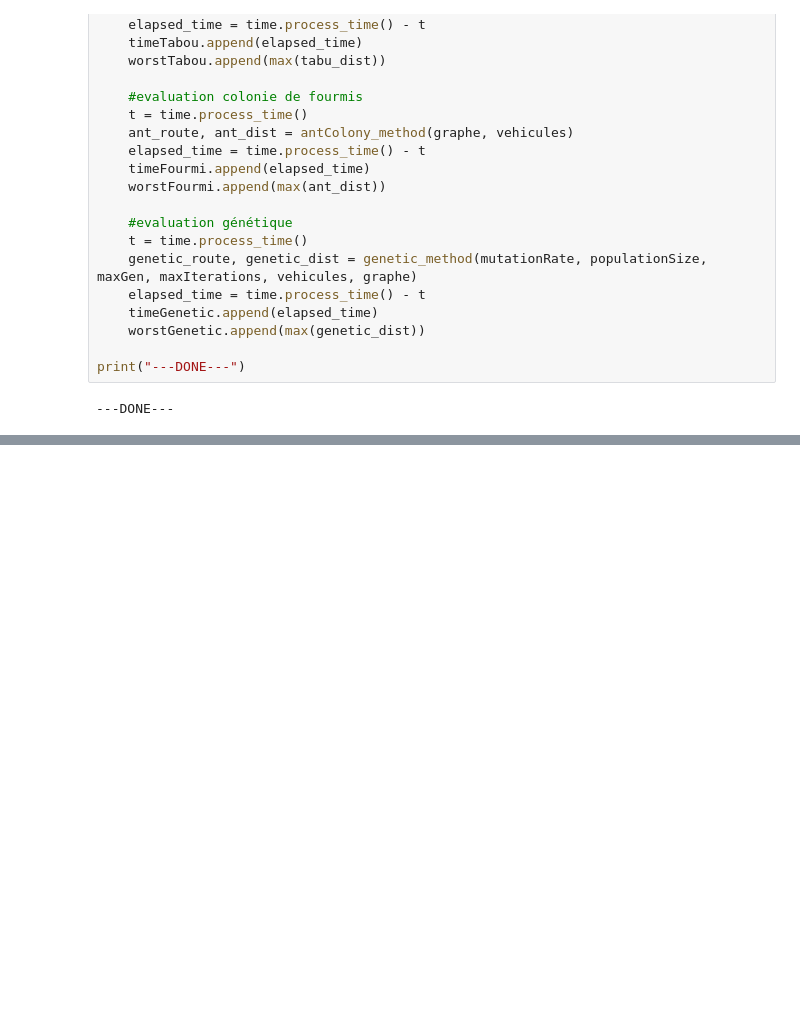
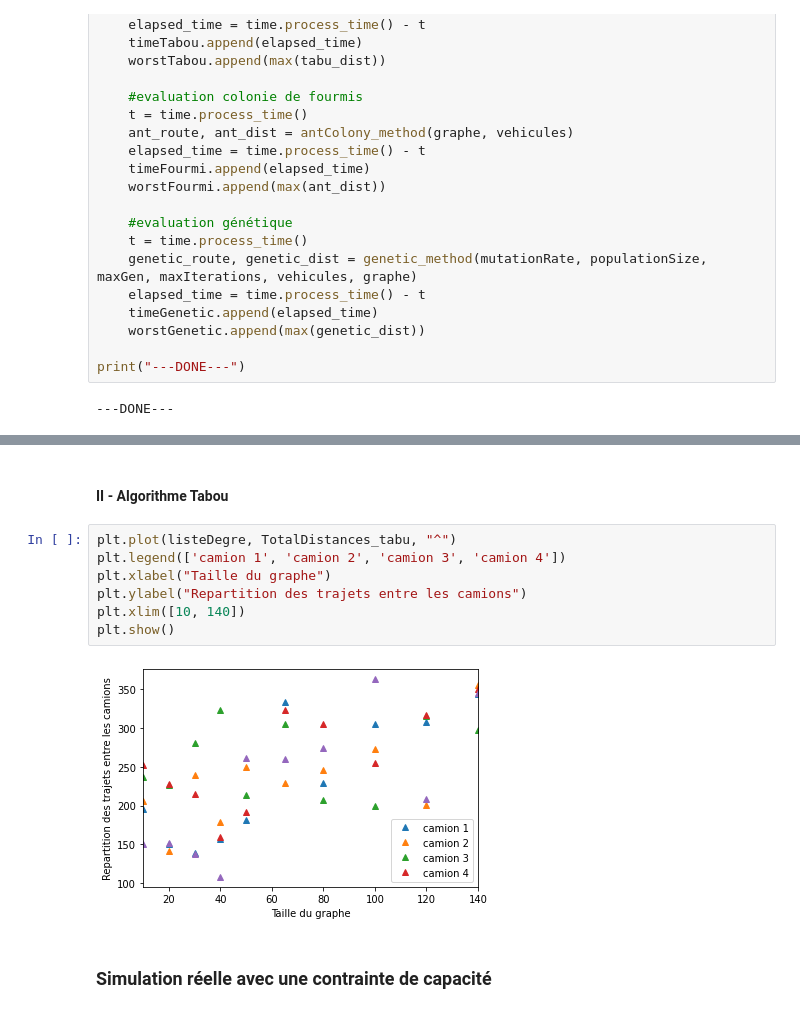
Before and after one commit to Sabsten/Projet_Graphe, a Jupyter notebook: testsAlgos.ipynb, the cells around one changed output, grey strips where cells are left out. Saved outputs shown, nothing was run; the diff lists cells and outputs as text; blank space fills up the shorter version.

```diff
--- a/testsAlgos.ipynb
+++ b/testsAlgos.ipynb
@@ -326,0 +286,13 @@ plt.show()
+# %% [markdown]
+#### II - Algorithme Tabou
+# %%
+plt.plot(listeDegre, TotalDistances_tabu, "^")
+plt.legend(['camion 1', 'camion 2', 'camion 3', 'camion 4'])
+plt.xlabel("Taille du graphe")
+plt.ylabel("Repartition des trajets entre les camions")
+plt.xlim([10, 140])
+plt.show()
+# %% [output]
+[figure, added]
+# %% [markdown]
+### Simulation réelle avec une contrainte de capacité
```
Also changed, not shown: parts of 32 cells of this notebook, 10 other files.
